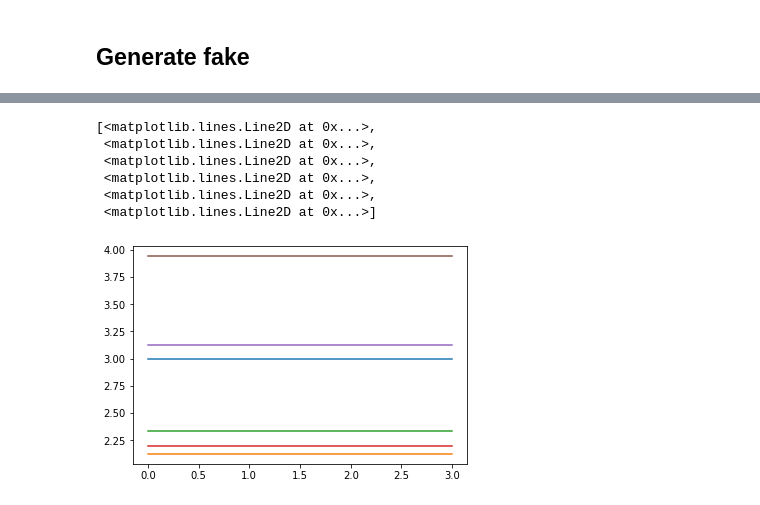
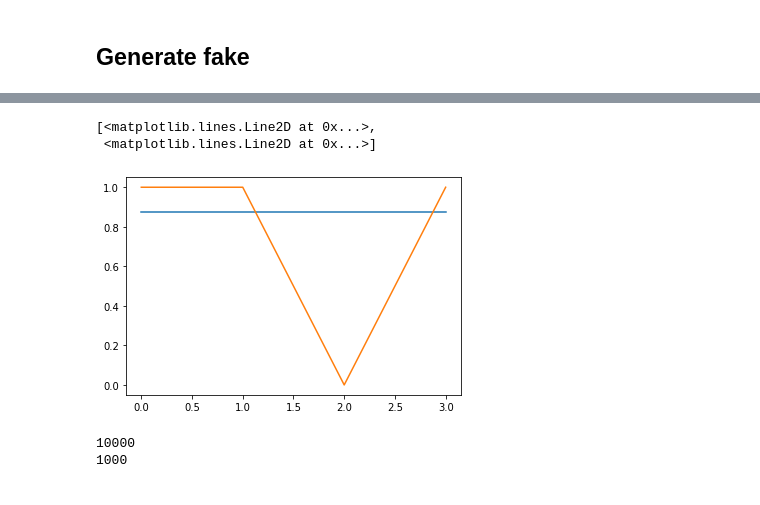
Before and after one commit to anderssegerlund/Machine-Learning, a Jupyter notebook: Car-volt mock data/Generate fake car volt data.ipynb, the cells around one changed output, grey strips where cells are left out. Saved outputs shown, nothing was run; the diff lists cells and outputs as text; code cells hidden in the pictures.

```diff
--- a/Car-volt mock data/Generate fake car volt data.ipynb
+++ b/Car-volt mock data/Generate fake car volt data.ipynb
@@ -55,5 +58,5 @@ for i in range(time_steps):
 # %%
-def create_sequence(time_steps=40, n_cells=4, failed_cell=1, is_fail=True, sigma=0.0, volt_stochastic = 0.9, normalize_x=False):
+def create_sequence(time_steps=2, n_cells=4, failed_cell=1, is_fail=True, sigma=0.0, volt_stochastic = 0.9, normalize_x=False):
     x = np.zeros([time_steps,n_cells])
     for i in range(time_steps):
         median = random.uniform(2, 4)
@@ -61,7 +64,7 @@ def create_sequence(time_steps=40, n_cells=4, failed_cell=1, is_fail=True, sigma
         if is_fail:
             r = random.random()
             if r < volt_stochastic:
-                stochstic_amplifier = random.randint(100,1000)
+                stochstic_amplifier = random.randint(1,10) # 100, 1000
 
                 y = (1-i/stochstic_amplifier)
                 #print(y)
@@ -75,7 +78,9 @@ def create_sequence(time_steps=40, n_cells=4, failed_cell=1, is_fail=True, sigma
         label = 0
     return x, label
 # %%
-x,y = create_sequence(time_steps=6, n_cells=4, failed_cell=1, is_fail=True, sigma=0.0, volt_stochastic = 0.9, normalize_x=True)
+time_steps = 2
+n_cells =4
+x,y = create_sequence(time_steps=time_steps, n_cells=n_cells, failed_cell=2, is_fail=True, sigma=0.0, volt_stochastic = 0.9, normalize_x=True)
 # %%
 plt.plot(x.T)
 plt.show()
@@ -84,26 +89,38 @@ plt.show()
 # %%
-def creata_data(n_healthy=2, n_fails=2):
+def create_data(n_healthy=2, n_fails=2,time_steps=time_steps):
     data = []
     for i in range(n_healthy+n_fails):
         if i >= n_healthy:
             fail=True
         else:
             fail=False
-        x,y = create_sequence(time_steps=6, n_cells=4, failed_cell=1, is_fail=fail, sigma=0.0, volt_stochastic = 0.9, normalize_x=False)
+        x,y = create_sequence(time_steps=time_steps, n_cells=n_cells, failed_cell=2, is_fail=fail, sigma=0.0, volt_stochastic = 0.9, normalize_x=True)
         data.append((torch.FloatTensor(x),y))
     return data
 # %%
-data = creata_data(n_healthy=100, n_fails=100)
+data = create_data(n_healthy=10000, n_fails=1000)
 # %%
-plt.plot(data[2][0].T)
+plt.plot(data[-2:][0][0].T) #Plocka ut näst sista
 # %% [output]
 [<matplotlib.lines.Line2D at 0x...>,
- <matplotlib.lines.Line2D at 0x...>,
- <matplotlib.lines.Line2D at 0x...>,
- <matplotlib.lines.Line2D at 0x...>,
- <matplotlib.lines.Line2D at 0x...>,
  <matplotlib.lines.Line2D at 0x...>]
-[figure, old version]
+[figure, new version]
+# %%
+# Kolla antalet 0 och 1 i datasettet
+n_0 = 0
+n_1 = 0
+for i in range(len(data)):
+    if data[i][1] == 1:
+        n_1 +=1
+    if data[i][1] == 0:
+        n_0 +=1
+
+
+print(n_0)
+print(n_1)
+# %% [output]
+10000
+1000
 # %%
 ## Create dataset
 # %%
```
Also changed, not shown: parts of 18 cells of this notebook.
